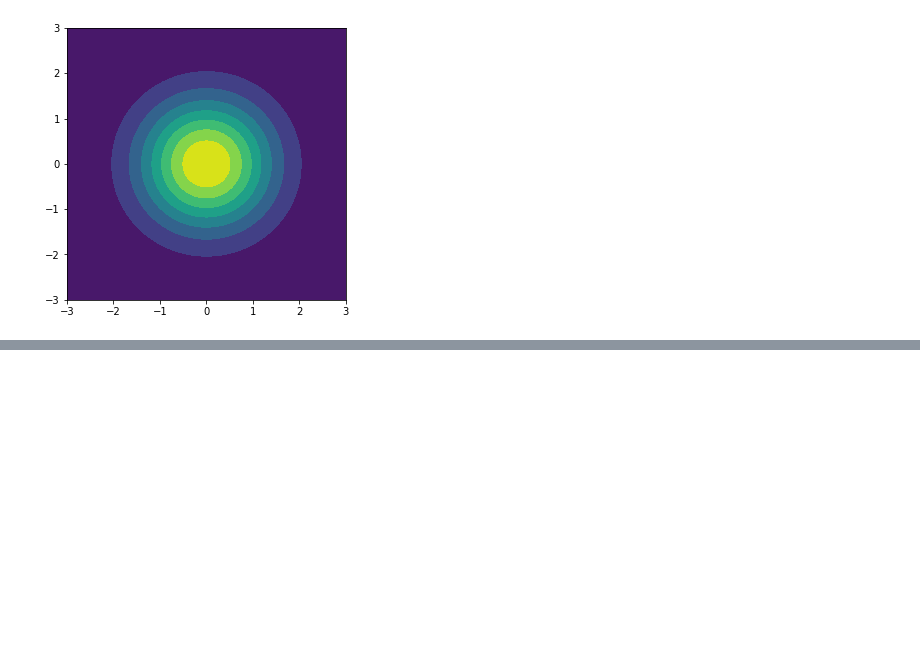
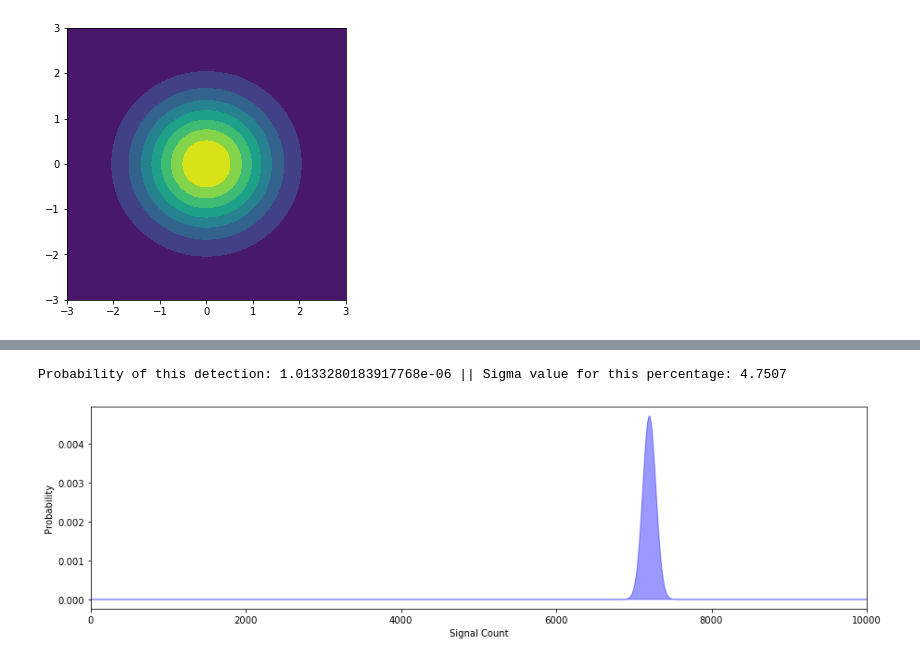
Before and after one commit to maverickmillican/Phys_434_Millican, a Jupyter notebook: Lab3_Millican.ipynb, the cells around one changed output, grey strips where cells are left out. Cells and saved outputs as stored; diff of their text form; code cells hidden in the pictures; blank space fills up the shorter version.

```diff
--- a/Lab3_Millican.ipynb
+++ b/Lab3_Millican.ipynb
@@ -151,0 +163,19 @@ AttributeError: 'multivariate_normal_gen' object has no attribute 'ppf'
+# %%
+err_mu = 1; offset = 0
+fig, (ax3) = plt.subplots(1, 1, figsize = (15, 4))
+days = 7200
+x = np.linspace(0, 6, 7)
+err_y = stats.poisson.pmf(x, err_mu, offset)
+y = np.convolve(err_y, err_y)
+for i in range (2, days):
+    y = np.convolve(y, err_y)
+new_x = np.linspace(0, 6*days, 6*days+1)
+ax3.plot(new_x, y, 'bo', lw=0, ms=5/days, label = f'{days} days')
+ax3.vlines(new_x, 0, y, colors='b', lw=5/days, alpha=1); ax3.set_ylabel('Probability'); ax3.set_xlabel('Signal Count')
+ax3.fill_between(new_x, stats.poisson.pmf(new_x, err_mu*days, offset), color = 'b', linewidth = 1, alpha = .4)
+prob = stats.poisson.cdf(6800, err_mu*days, offset); ax3.set_xlim(0, 10000)
+z = (stats.norm.ppf(1-(prob)))
+print(f'Probability of this detection: {prob} || Sigma value for this percentage: {z:.4f}')
+# %% [output]
+Probability of this detection: 1.0133280183917768e-06 || Sigma value for this percentage: 4.7507
+[figure, added]
```
Also changed, not shown: parts of 12 cells of this notebook.
